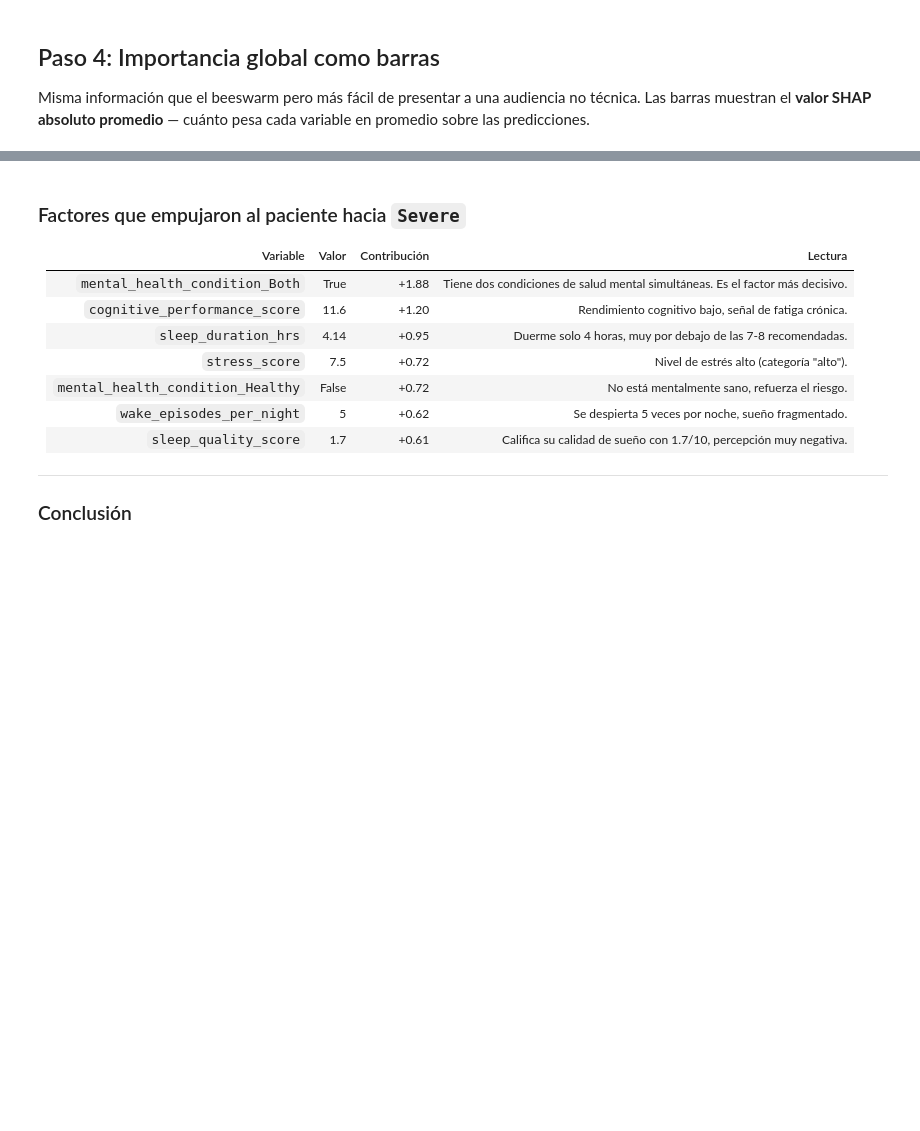
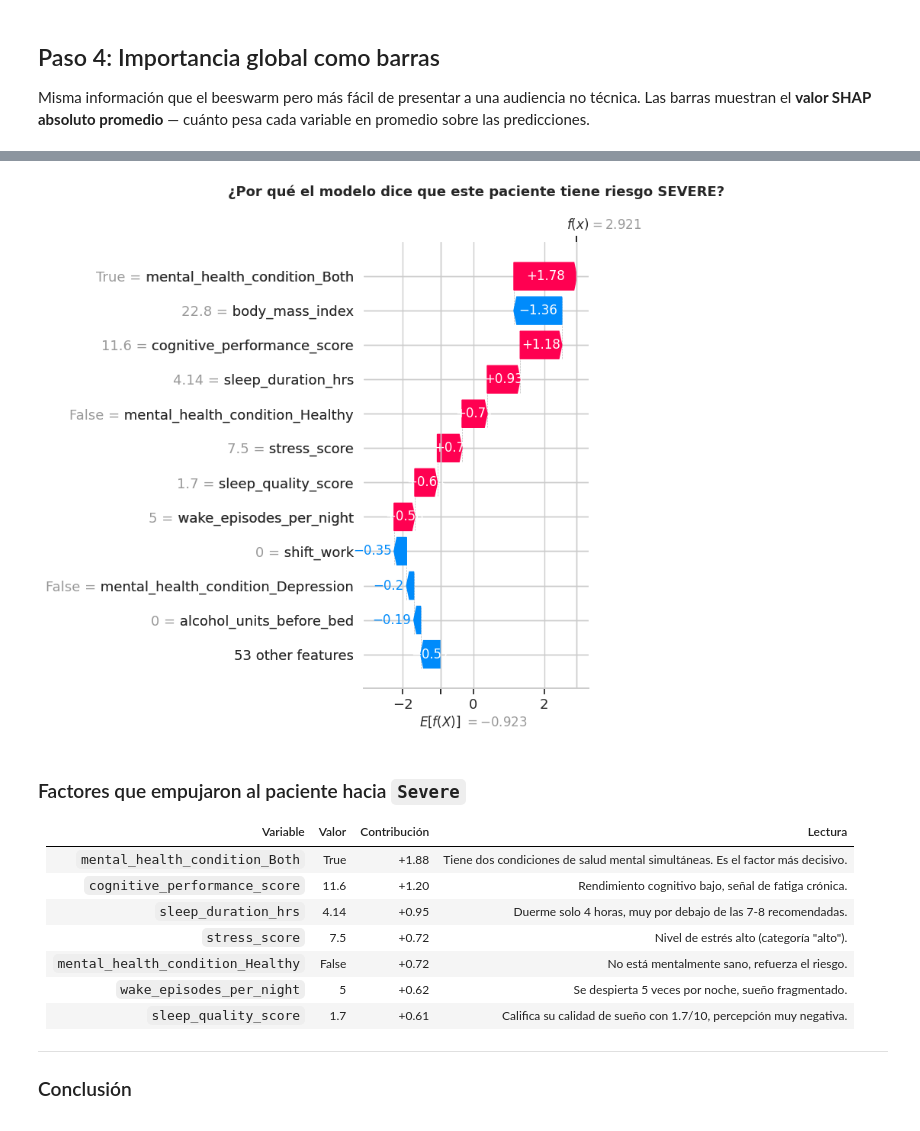
Before and after one commit to R3vival/Intro_Ciencia_De_Datos_Trabajo, a Jupyter notebook: Trabajo_Final_Intro_DC.ipynb, the cells around one changed output, grey strips where cells are left out. Saved outputs shown, nothing was run; the diff lists cells and outputs as text; code cells hidden in the pictures; blank space fills up the shorter version.

```diff
--- a/Trabajo_Final_Intro_DC.ipynb
+++ b/Trabajo_Final_Intro_DC.ipynb
@@ -1933,29 +2012,30 @@ else:
 # %%
 # ---------------------------------------------------------
 # Waterfall plot para ese paciente específico — clase Severe
 # ---------------------------------------------------------
 # Manejamos ambos formatos de shap_values
 if isinstance(shap_values, list):
     base_value_severe = explainer.expected_value[idx_severe]
     shap_paciente = shap_values[idx_severe][idx_paciente]
 else:
     base_value_severe = explainer.expected_value[idx_severe] if hasattr(explainer.expected_value, '__len__') else explainer.expected_value
     shap_paciente = shap_values[idx_paciente, :, idx_severe]
 
 # Construimos el objeto Explanation
 explanation_paciente = shap.Explanation(
     values=shap_paciente,
     base_values=base_value_severe,
     data=X_test_shap.iloc[idx_paciente].values,
     feature_names=X_test_shap.columns.tolist()
 )
 
 plt.figure()
 shap.plots.waterfall(explanation_paciente, max_display=12, show=False)
-plt.title(f'¿Por qué el modelo dice que este paciente tiene riesgo SEVERE?',
-          fontsize=13, fontweight='bold', pad=20)
+plt.title(f'¿Por qué el modelo dice que este paciente tiene riesgo SEVERE?', fontsize=13, fontweight='bold', pad=20)
 plt.tight_layout()
 plt.show()
+# %% [output]
+[figure, added]
 # %% [markdown]
 ### Factores que empujaron al paciente hacia `Severe`
 
```
Also changed, not shown: parts of 25 cells of this notebook.
